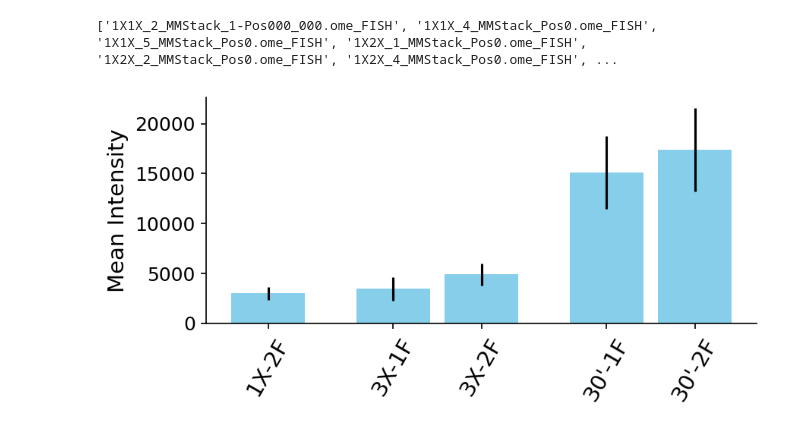
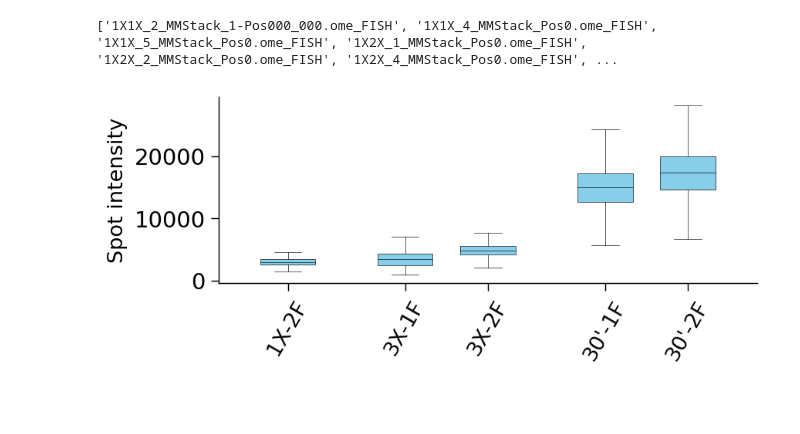
Before and after one commit to fish-quant/autofish-analysis, a Jupyter notebook: autofish_analysis/saber_calibration_supp_f1/Code/Quantify_spots_intensity.ipynb, the cells around one changed output. Drawn from its saved outputs; the diff is of its cells as text; code cells hidden in the pictures; blank space fills up the shorter version.

```diff
--- a/autofish_analysis/saber_calibration_supp_f1/Code/Quantify_spots_intensity.ipynb
+++ b/autofish_analysis/saber_calibration_supp_f1/Code/Quantify_spots_intensity.ipynb
@@ -217,17 +218,69 @@ val   = [el for el in range(len(means_I))]
 dx    = 0.6
 dX    = 0.85
 x_positions = [ dx,  dx +dX,  2*dx +dX,  2*dx +2*dX, 3*dx +2*dX]
-
-fig, ax = plt.subplots(figsize=(6, 3), dpi = 150)
-ax.bar(x_positions, means_I, yerr=std_I, color='skyblue', width=0.5);
-ax.set_xticks(x_positions)
-ax.set_xticklabels(['1X-2F', '3X-1F','3X-2F', "30'-1F","30'-2F"], fontsize=14, rotation=60);
-ax.set_ylabel('Mean Intensity', fontsize=14); # - Background'
-
-ax.spines['right'].set_visible(False)
-ax.spines['top'].set_visible(False)
-
-plt.yticks(fontsize=12);
-fig.tight_layout()
-# %% [output]
-[figure, removed]
+# %%
+raw_Is = [el for el in dict_agg_data_diff_copy.values()]
+labels = ['1X-2F', '3X-1F','3X-2F', "30'-1F","30'-2F"]
+val   = [el for el in range(len(raw_Is))]
+dx    = 0.6
+dX    = 0.85
+custom_positions = [ dx,  dx +dX,  2*dx +dX,  2*dx +2*dX, 3*dx +2*dX]
+
+plt.rcParams['figure.facecolor'] = 'white'
+plt.rcParams['axes.facecolor'] = 'white'
+thin_line_properties = {
+    'linewidth': 0.3  # Set the desired linewidth here
+}
+colors = ['skyblue','skyblue','skyblue','skyblue','skyblue',]
+# %%
+fig, ax = plt.subplots(figsize=(6, 3*5/6*5/6), dpi = 150)
+bp = ax.boxplot(
+    raw_Is,
+    boxprops=thin_line_properties,
+    whiskerprops=thin_line_properties,
+    capprops=thin_line_properties,
+    positions=custom_positions, # <-- Set your custom positions here
+    medianprops={'linewidth': 0.3, 'color': 'red'},
+    vert=True,
+    patch_artist=True,
+    showfliers=False,
+    whis=1.5,
+    widths=0.4
+)
+
+for box, color in zip(bp['boxes'], colors):
+    box.set_facecolor(color)
+    box.set_edgecolor('black')
+    box.set_alpha(1)
+
+median_colors = ['black']
+for median in bp['medians']:
+    median.set_color('black')
+
+ax.set_ylabel('Spot intensity',fontsize=13)
+
+new_tick_positions = custom_positions
+ax.set_xticks(new_tick_positions)
+new_labels = labels
+#ax.set_xlim([0.55, 3.45])
+ax.set_xticklabels(new_labels, fontsize=13, rotation=60);
+#ax.set_title('XPO1');
+
+for spine in ['top', 'bottom', 'left', 'right']:
+    ax.spines[spine].set_linewidth(0.4)
+
+plt.yticks(fontsize=14);
+
+
+ax.spines['top'].set_visible(False)
+ax.spines['right'].set_visible(False)
+
+for spine in ['bottom', 'left']:
+    ax.spines[spine].set_linewidth(0.7)
+
+ax.tick_params(axis='both', width=0.7, length=5)
+
+
+plt.savefig('Sup-Fig_1.svg')
+# %% [output]
+[figure, added]
```
Also changed, not shown: parts of 2 cells of this notebook.
